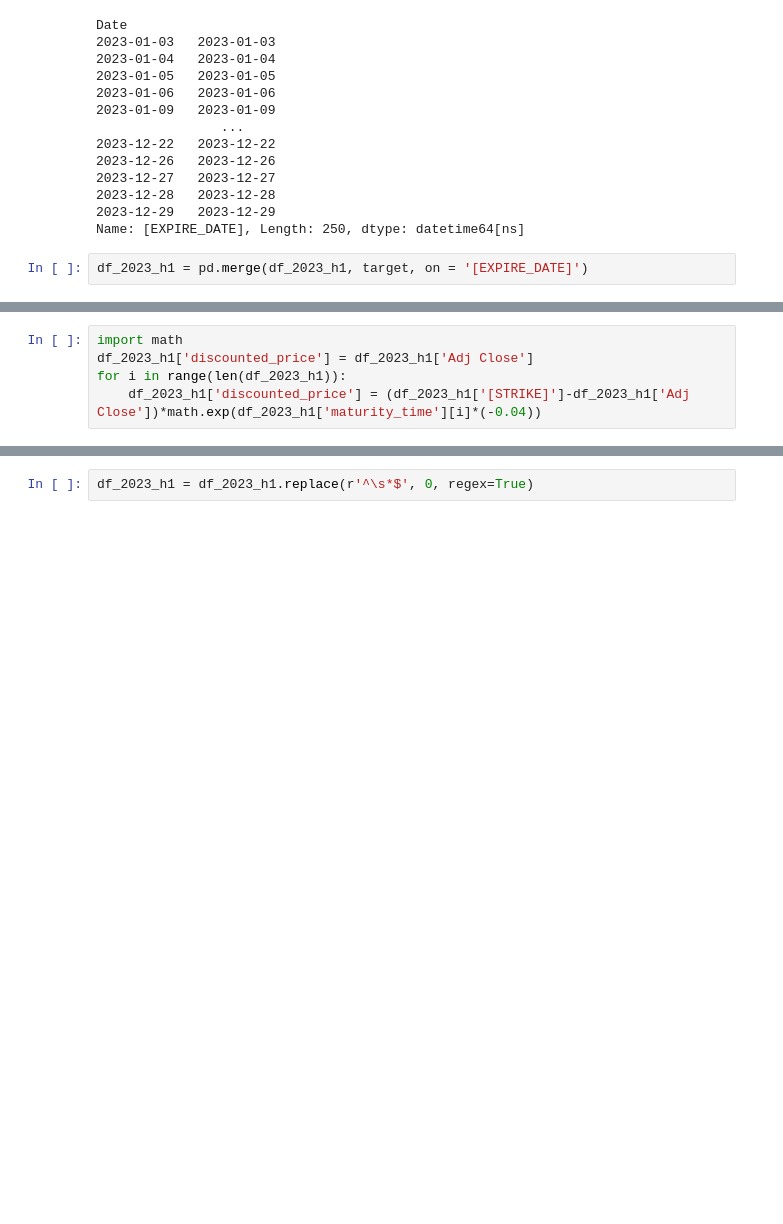
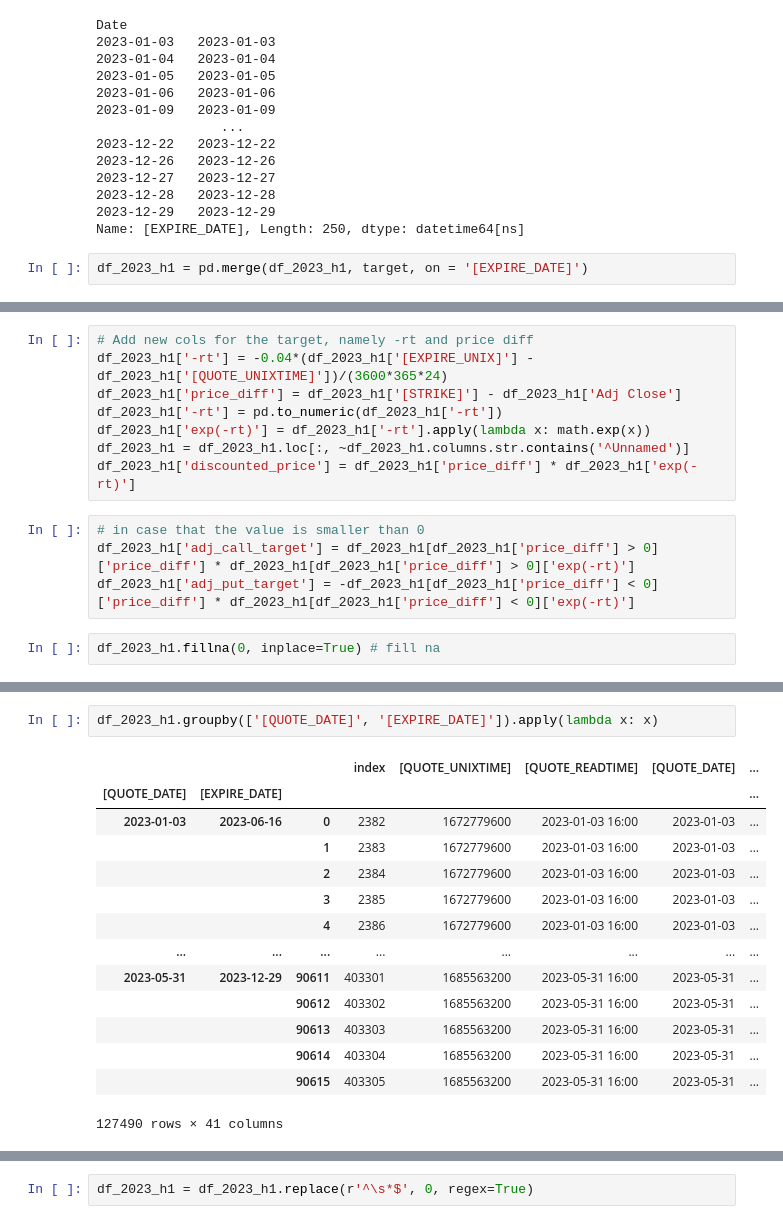
Before and after one commit to Yichen-Wang-2003/24W-PIC16B-Group4, a Jupyter notebook: data_cleansing.ipynb, the cells around one changed output, grey strips where cells are left out. Drawn from its saved outputs; the diff is of its cells as text; blank space fills up the shorter version.

```diff
--- a/data_cleansing.ipynb
+++ b/data_cleansing.ipynb
@@ -90,5 +74,0 @@ df_2023_h1['maturity_time'] = df_2023_h1['maturity_time'].dt.total_seconds() / (
-# %%
-import math
-df_2023_h1['discounted_price'] = df_2023_h1['Adj Close']
-for i in range(len(df_2023_h1)):
-    df_2023_h1['discounted_price'] = (df_2023_h1['[STRIKE]']-df_2023_h1['Adj Close'])*math.exp(df_2023_h1['maturity_time'][i]*(-0.04))
@@ -127,0 +77,14 @@ Index(['index', '[QUOTE_UNIXTIME]', '[QUOTE_READTIME]', '[QUOTE_DATE]',
+# %%
+# Add new cols for the target, namely -rt and price diff
+df_2023_h1['-rt'] = -0.04*(df_2023_h1['[EXPIRE_UNIX]'] - df_2023_h1['[QUOTE_UNIXTIME]'])/(3600*365*24)
+df_2023_h1['price_diff'] = df_2023_h1['[STRIKE]'] - df_2023_h1['Adj Close']
+df_2023_h1['-rt'] = pd.to_numeric(df_2023_h1['-rt'])
+df_2023_h1['exp(-rt)'] = df_2023_h1['-rt'].apply(lambda x: math.exp(x))
+df_2023_h1 = df_2023_h1.loc[:, ~df_2023_h1.columns.str.contains('^Unnamed')]
+df_2023_h1['discounted_price'] = df_2023_h1['price_diff'] * df_2023_h1['exp(-rt)']
+# %%
+# in case that the value is smaller than 0
+df_2023_h1['adj_call_target'] = df_2023_h1[df_2023_h1['price_diff'] > 0]['price_diff'] * df_2023_h1[df_2023_h1['price_diff'] > 0]['exp(-rt)']
+df_2023_h1['adj_put_target'] = -df_2023_h1[df_2023_h1['price_diff'] < 0]['price_diff'] * df_2023_h1[df_2023_h1['price_diff'] < 0]['exp(-rt)']
+# %%
+df_2023_h1.fillna(0, inplace=True) # fill na
@@ -127,0 +100,17 @@ Index(['index', '[QUOTE_UNIXTIME]', '[QUOTE_READTIME]', '[QUOTE_DATE]',
+# %%
+df_2023_h1.groupby(['[QUOTE_DATE]', '[EXPIRE_DATE]']).apply(lambda x: x)
+# %% [output]
+|  |  |  | index | [QUOTE_UNIXTIME] | [QUOTE_READTIME] | [QUOTE_DATE] | ... |
+| [QUOTE_DATE] | [EXPIRE_DATE] |  |  |  |  |  | ... |
+| 2023-01-03 | 2023-06-16 | 0 | 2382 | 1672779600 | 2023-01-03 16:00 | 2023-01-03 | ... |
+|  |  | 1 | 2383 | 1672779600 | 2023-01-03 16:00 | 2023-01-03 | ... |
+|  |  | 2 | 2384 | 1672779600 | 2023-01-03 16:00 | 2023-01-03 | ... |
+|  |  | 3 | 2385 | 1672779600 | 2023-01-03 16:00 | 2023-01-03 | ... |
+|  |  | 4 | 2386 | 1672779600 | 2023-01-03 16:00 | 2023-01-03 | ... |
+| ... | ... | ... | ... | ... | ... | ... | ... |
+| 2023-05-31 | 2023-12-29 | 90611 | 403301 | 1685563200 | 2023-05-31 16:00 | 2023-05-31 | ... |
+|  |  | 90612 | 403302 | 1685563200 | 2023-05-31 16:00 | 2023-05-31 | ... |
+|  |  | 90613 | 403303 | 1685563200 | 2023-05-31 16:00 | 2023-05-31 | ... |
+|  |  | 90614 | 403304 | 1685563200 | 2023-05-31 16:00 | 2023-05-31 | ... |
+|  |  | 90615 | 403305 | 1685563200 | 2023-05-31 16:00 | 2023-05-31 | ... |
+127490 rows × 41 columns
```
Also changed, not shown: parts of 28 cells of this notebook, 1 other file.
